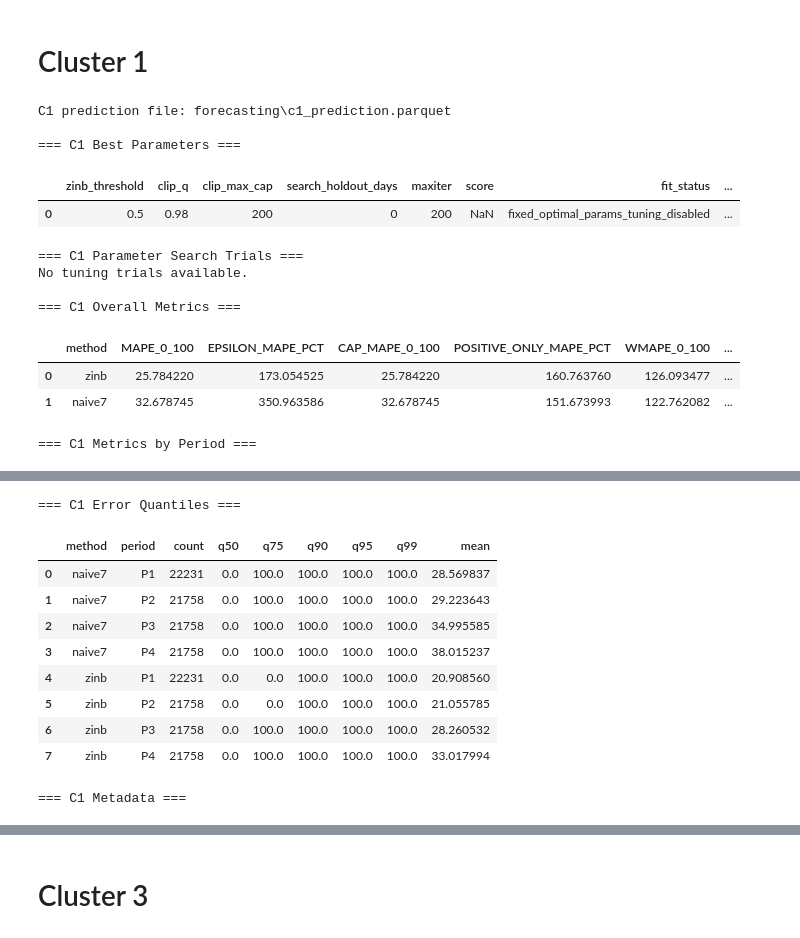
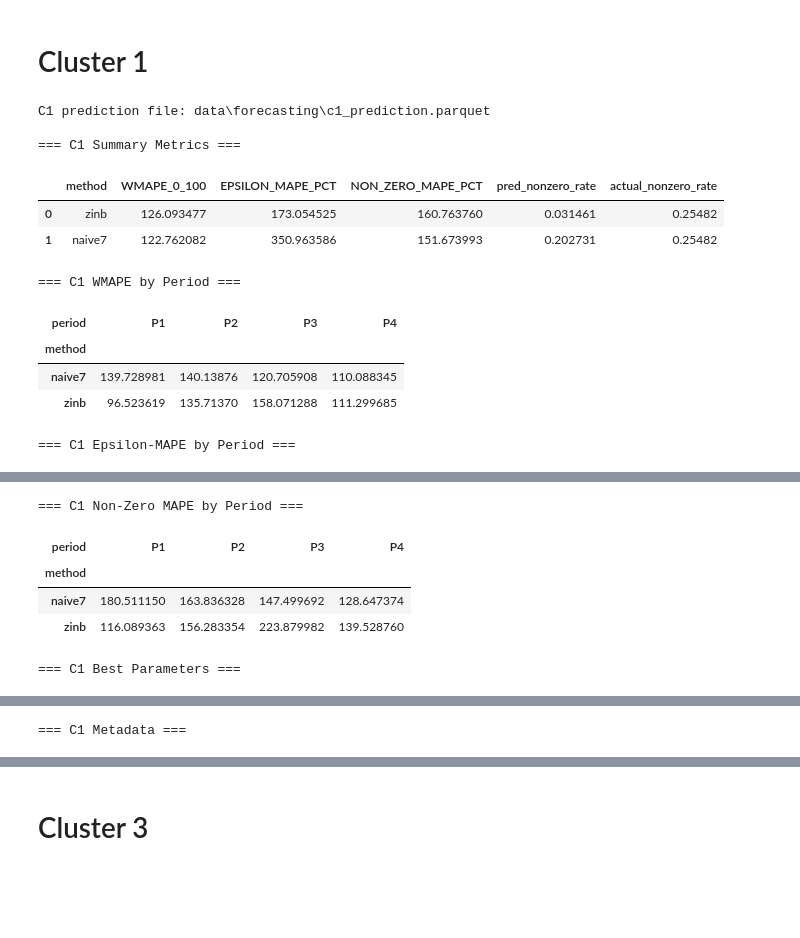
Before and after one commit to CserYe03na/Online_Retail_Forecasting, a Jupyter notebook: c1c3_forecasting.ipynb, the cells around one changed output, grey strips where cells are left out. Cells and saved outputs as stored; diff of their text form; code cells hidden in the pictures; blank space fills up the shorter version.

```diff
--- a/c1c3_forecasting.ipynb
+++ b/c1c3_forecasting.ipynb
@@ -15,8 +36,6 @@ from c1_forecasting_2 import run_c1_forecasting_2
 # %%
 # ============================================
-# 1) Run C1 pipeline: naive7 vs leak-safe ZINB
-#    Strict parquet train/test for final reporting
-#    Fixed optimal parameters, tuning disabled
+# 1) Run C1 pipeline and display standardized outputs
 # ============================================
 art_c1 = run_c1_forecasting_2(
     train_path="data/forecasting/train_daily.parquet",
@@ -33,38 +52,40 @@ art_c1 = run_c1_forecasting_2(
 )
 
 print("C1 prediction file:", art_c1.prediction_output_path)
+print("\n=== C1 Summary Metrics ===")
+display(art_c1.metrics_overall[[
+    "method",
+    "WMAPE_0_100",
+    "EPSILON_MAPE_PCT",
+    "NON_ZERO_MAPE_PCT",
+    "pred_nonzero_rate",
+    "actual_nonzero_rate",
+]])
+
+print("\n=== C1 WMAPE by Period ===")
+display(period_metric_pivot(art_c1.metrics_by_period, "WMAPE_0_100"))
+
+print("\n=== C1 Epsilon-MAPE by Period ===")
+display(period_metric_pivot(art_c1.metrics_by_period, "EPSILON_MAPE_PCT"))
+
+print("\n=== C1 Non-Zero MAPE by Period ===")
+display(period_metric_pivot(art_c1.metrics_by_period, "NON_ZERO_MAPE_PCT"))
 
 print("\n=== C1 Best Parameters ===")
 display(pd.DataFrame([art_c1.tuning_best_config]))
 
-print("\n=== C1 Parameter Search Trials ===")
-if art_c1.tuning_trials is not None:
-    display(art_c1.tuning_trials)
-else:
-    print("No tuning trials available.")
-
-print("\n=== C1 Overall Metrics ===")
-display(art_c1.metrics_overall)
-
-print("\n=== C1 Metrics by Period ===")
-display(art_c1.metrics_by_period)
-
-print("\n=== C1 Error Quantiles ===")
-display(art_c1.error_quantiles)
-
 print("\n=== C1 Metadata ===")
 display(pd.DataFrame([art_c1.metadata]))
 # %% [output]
-C1 prediction file: forecasting\c1_prediction.parquet
+C1 prediction file: data\forecasting\c1_prediction.parquet
 
-=== C1 Best Parameters ===
+=== C1 Summary Metrics ===
-|  | zinb_threshold | clip_q | clip_max_cap | search_holdout_days | maxiter | score | fit_status | ... |
-| 0 | 0.5 | 0.98 | 200 | 0 | 200 | NaN | fixed_optimal_params_tuning_disabled | ... |
+|  | method | WMAPE_0_100 | EPSILON_MAPE_PCT | NON_ZERO_MAPE_PCT | pred_nonzero_rate | actual_nonzero_rate |
+| 0 | zinb | 126.093477 | 173.054525 | 160.763760 | 0.031461 | 0.25482 |
+| 1 | naive7 | 122.762082 | 350.963586 | 151.673993 | 0.202731 | 0.25482 |
-=== C1 Parameter Search Trials ===
-No tuning trials available.
-
-=== C1 Overall Metrics ===
+=== C1 WMAPE by Period ===
-|  | method | MAPE_0_100 | EPSILON_MAPE_PCT | CAP_MAPE_0_100 | POSITIVE_ONLY_MAPE_PCT | WMAPE_0_100 | ... |
-| 0 | zinb | 25.784220 | 173.054525 | 25.784220 | 160.763760 | 126.093477 | ... |
-| 1 | naive7 | 32.678745 | 350.963586 | 32.678745 | 151.673993 | 122.762082 | ... |
+| period | P1 | P2 | P3 | P4 |
+| method |  |  |  |  |
+| naive7 | 139.728981 | 140.13876 | 120.705908 | 110.088345 |
+| zinb | 96.523619 | 135.71370 | 158.071288 | 111.299685 |
-=== C1 Metrics by Period ===
+=== C1 Epsilon-MAPE by Period ===
@@ -80,11 +96,6 @@ No tuning trials available.
-=== C1 Error Quantiles ===
+=== C1 Non-Zero MAPE by Period ===
-|  | method | period | count | q50 | q75 | q90 | q95 | q99 | mean |
-| 0 | naive7 | P1 | 22231 | 0.0 | 100.0 | 100.0 | 100.0 | 100.0 | 28.569837 |
-| 1 | naive7 | P2 | 21758 | 0.0 | 100.0 | 100.0 | 100.0 | 100.0 | 29.223643 |
-| 2 | naive7 | P3 | 21758 | 0.0 | 100.0 | 100.0 | 100.0 | 100.0 | 34.995585 |
-| 3 | naive7 | P4 | 21758 | 0.0 | 100.0 | 100.0 | 100.0 | 100.0 | 38.015237 |
-| 4 | zinb | P1 | 22231 | 0.0 | 0.0 | 100.0 | 100.0 | 100.0 | 20.908560 |
-| 5 | zinb | P2 | 21758 | 0.0 | 0.0 | 100.0 | 100.0 | 100.0 | 21.055785 |
-| 6 | zinb | P3 | 21758 | 0.0 | 100.0 | 100.0 | 100.0 | 100.0 | 28.260532 |
-| 7 | zinb | P4 | 21758 | 0.0 | 100.0 | 100.0 | 100.0 | 100.0 | 33.017994 |
+| period | P1 | P2 | P3 | P4 |
+| method |  |  |  |  |
+| naive7 | 180.511150 | 163.836328 | 147.499692 | 128.647374 |
+| zinb | 116.089363 | 156.283354 | 223.879982 | 139.528760 |
-=== C1 Metadata ===
+=== C1 Best Parameters ===
@@ -92,0 +104 @@ No tuning trials available.
+=== C1 Metadata ===
```
Also changed, not shown: parts of 9 cells of this notebook, 21 other files.
